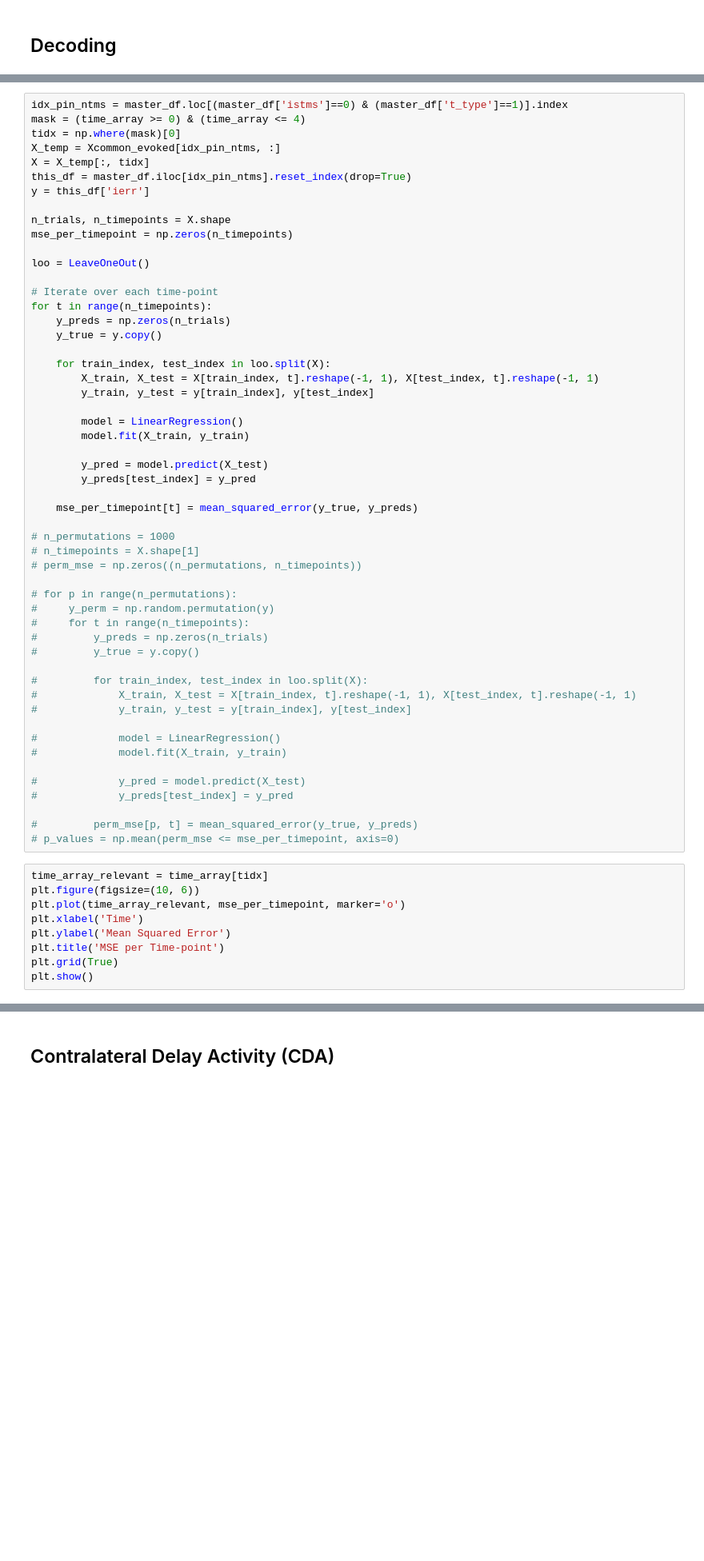
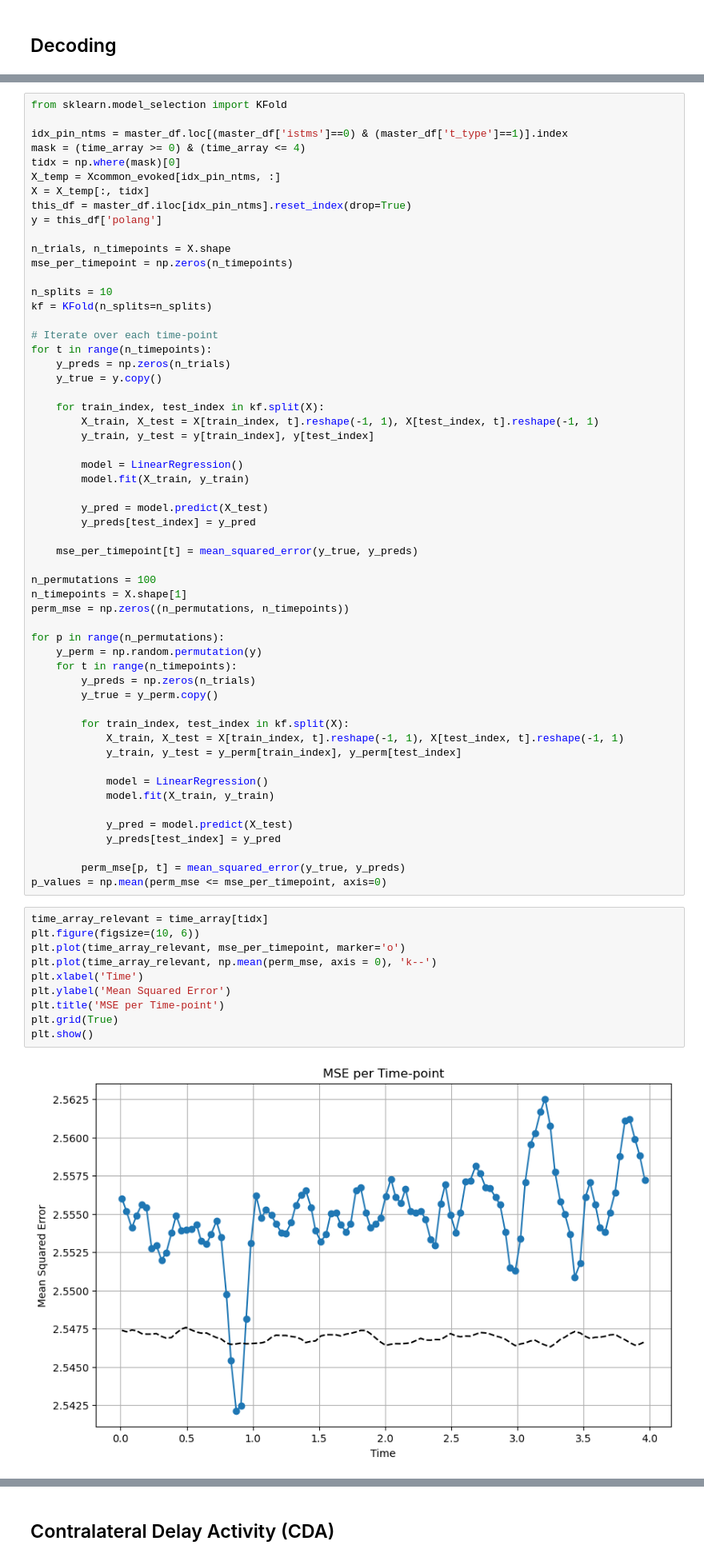
Before and after one commit to mindemory/mgs_stimul, a Jupyter notebook: mgsAnalysis/analysisEEG/run_analysis.ipynb, the cells around one changed output, grey strips where cells are left out. Shown at 80% size. Saved outputs shown, nothing was run; the diff lists cells and outputs as text; blank space fills up the shorter version.

```diff
--- a/mgsAnalysis/analysisEEG/run_analysis.ipynb
+++ b/mgsAnalysis/analysisEEG/run_analysis.ipynb
@@ -193,23 +225,26 @@ for i, ss in enumerate(sub_list):
 # %%
+from sklearn.model_selection import KFold
+
 idx_pin_ntms = master_df.loc[(master_df['istms']==0) & (master_df['t_type']==1)].index
 mask = (time_array >= 0) & (time_array <= 4)
 tidx = np.where(mask)[0]
 X_temp = Xcommon_evoked[idx_pin_ntms, :]
 X = X_temp[:, tidx]
 this_df = master_df.iloc[idx_pin_ntms].reset_index(drop=True)
-y = this_df['ierr']
+y = this_df['polang']
 
 n_trials, n_timepoints = X.shape
 mse_per_timepoint = np.zeros(n_timepoints)
 
-loo = LeaveOneOut()
+n_splits = 10
+kf = KFold(n_splits=n_splits)
 
 # Iterate over each time-point
 for t in range(n_timepoints):
     y_preds = np.zeros(n_trials)
     y_true = y.copy()
 
-    for train_index, test_index in loo.split(X):
+    for train_index, test_index in kf.split(X):
         X_train, X_test = X[train_index, t].reshape(-1, 1), X[test_index, t].reshape(-1, 1)
         y_train, y_test = y[train_index], y[test_index]
 
@@ -221,37 +256,40 @@ for t in range(n_timepoints):
 
     mse_per_timepoint[t] = mean_squared_error(y_true, y_preds)
 
-# n_permutations = 1000
-# n_timepoints = X.shape[1]
-# perm_mse = np.zeros((n_permutations, n_timepoints))
+n_permutations = 100
+n_timepoints = X.shape[1]
+perm_mse = np.zeros((n_permutations, n_timepoints))
 
-# for p in range(n_permutations):
-#     y_perm = np.random.permutation(y)
-#     for t in range(n_timepoints):
-#         y_preds = np.zeros(n_trials)
-#         y_true = y.copy()
+for p in range(n_permutations):
+    y_perm = np.random.permutation(y)
+    for t in range(n_timepoints):
+        y_preds = np.zeros(n_trials)
+        y_true = y_perm.copy()
 
-#         for train_index, test_index in loo.split(X):
-#             X_train, X_test = X[train_index, t].reshape(-1, 1), X[test_index, t].reshape(-1, 1)
-#             y_train, y_test = y[train_index], y[test_index]
+        for train_index, test_index in kf.split(X):
+            X_train, X_test = X[train_index, t].reshape(-1, 1), X[test_index, t].reshape(-1, 1)
+            y_train, y_test = y_perm[train_index], y_perm[test_index]
 
-#             model = LinearRegression()
-#             model.fit(X_train, y_train)
+            model = LinearRegression()
+            model.fit(X_train, y_train)
 
-#             y_pred = model.predict(X_test)
-#             y_preds[test_index] = y_pred
+            y_pred = model.predict(X_test)
+            y_preds[test_index] = y_pred
 
-#         perm_mse[p, t] = mean_squared_error(y_true, y_preds)
-# p_values = np.mean(perm_mse <= mse_per_timepoint, axis=0)
+        perm_mse[p, t] = mean_squared_error(y_true, y_preds)
+p_values = np.mean(perm_mse <= mse_per_timepoint, axis=0)
 # %%
 time_array_relevant = time_array[tidx]
 plt.figure(figsize=(10, 6))
 plt.plot(time_array_relevant, mse_per_timepoint, marker='o')
+plt.plot(time_array_relevant, np.mean(perm_mse, axis = 0), 'k--')
 plt.xlabel('Time')
 plt.ylabel('Mean Squared Error')
 plt.title('MSE per Time-point')
 plt.grid(True)
 plt.show()
+# %% [output]
+[figure, added]
 # %%
 from sklearn.linear_model import LogisticRegression
 from sklearn.metrics import accuracy_score, balanced_accuracy_score
```
Also changed, not shown: parts of 12 cells of this notebook.
